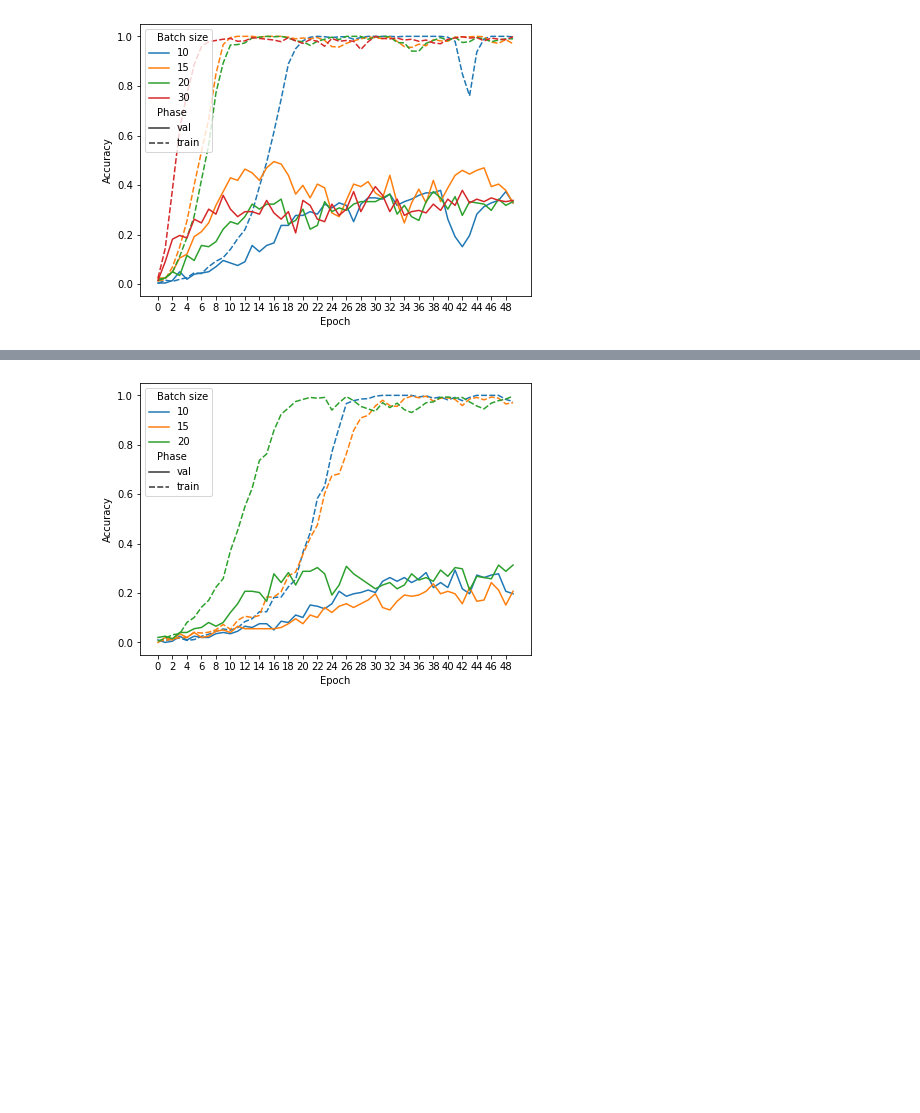
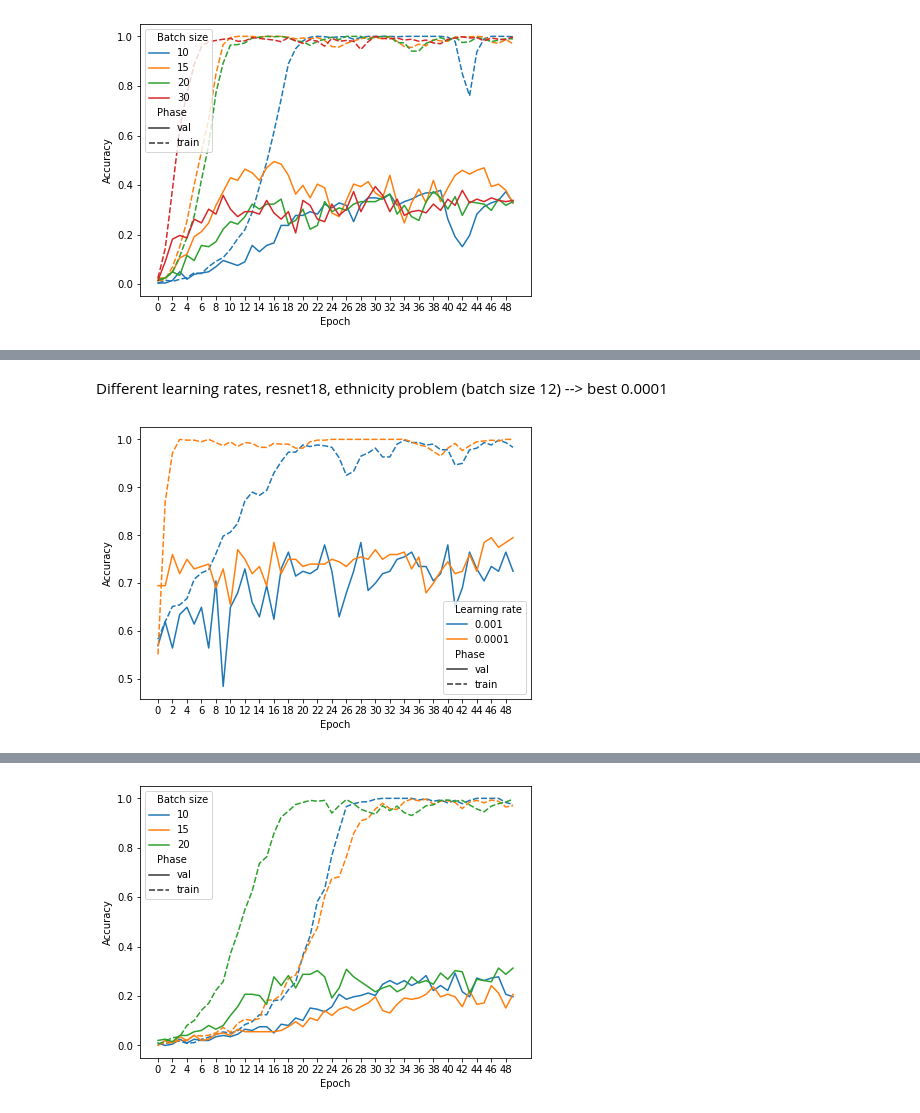
Before and after one commit to zrimseku/SB-assignment3, a Jupyter notebook: plots.ipynb, the cells around one changed output, grey strips where cells are left out. Saved outputs shown, nothing was run; the diff lists cells and outputs as text; code cells hidden in the pictures; blank space fills up the shorter version.

```diff
--- a/plots.ipynb
+++ b/plots.ipynb
@@ -85,0 +136,21 @@ Accuracy of *resnet34* on identity problem with different batch sizes:
+# %% [markdown]
+Different learning rates, resnet18, ethnicity problem (batch size 12)
+--> best 0.0001
+# %%
+model_names = ['hist_resnet18_et_e_50_b_12', 'hist_resnet18_et_e_50_b_12_l4']
+results = pd.DataFrame(columns=['Learning rate', 'Phase', 'Accuracy', 'Epoch'])
+for j in range(2):
+    [train_res, val_res] = joblib.load(f"{model_names[j]}.joblib")
+    for i in range(len(train_res)):
+        results = results.append({'Learning rate': f"0.00{j*'0'}1", 'Phase': 'train', 'Accuracy': train_res[i],
+                                  'Epoch': i}, ignore_index=True)
+        results = results.append({'Learning rate': f"0.00{j*'0'}1", 'Phase': 'val', 'Accuracy': val_res[i],
+                                  'Epoch': i}, ignore_index=True)
+
+plt.figure(figsize=(7,5))
+sns.lineplot(data=results, x='Epoch', y='Accuracy', hue='Learning rate', style='Phase', style_order=['val', 'train'])
+# plt.legend(bbox_to_anchor=(1.05, 1), loc=2)
+plt.xticks(list(results['Epoch'].unique())[::2])
+plt.show()
+# %% [output]
+[figure, added]
```
Also changed, not shown: parts of 52 cells of this notebook, 6 other files.
